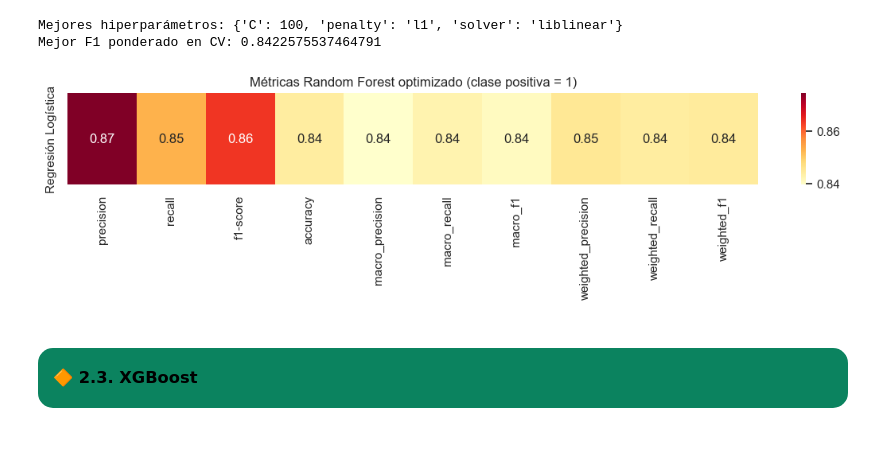
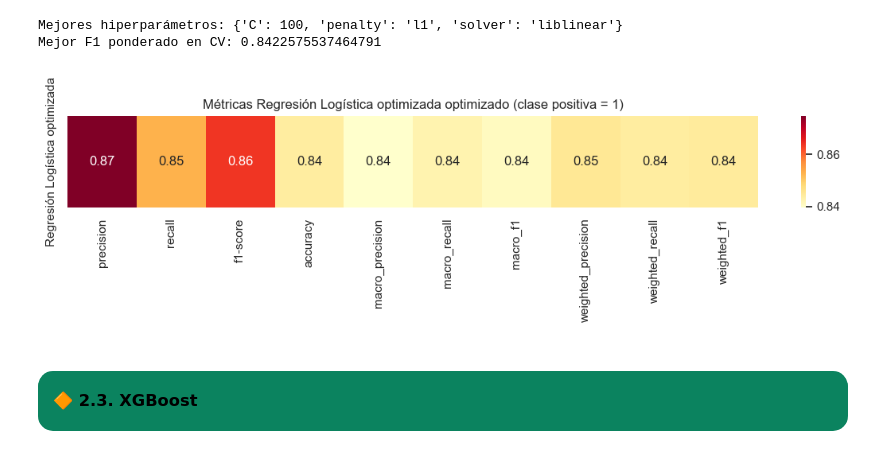
Before and after one commit to AlvaroG7/IIA, a Jupyter notebook: IIA_Proyect_V0.ipynb, the cells around one changed output. Saved outputs shown, nothing was run; the diff lists cells and outputs as text; code cells hidden in the pictures.

```diff
--- a/IIA_Proyect_V0.ipynb
+++ b/IIA_Proyect_V0.ipynb
@@ -1334,42 +1348,10 @@ print("Mejor F1 ponderado en CV:", grid_lr.best_score_)
 # %% [output]
 Mejores hiperparámetros: {'C': 100, 'penalty': 'l1', 'solver': 'liblinear'}
 Mejor F1 ponderado en CV: 0.8422575537464791
-# %%
-# Predicción
-y_pred = grid_lr.predict(X_test)
-
-# Reporte
-rep = classification_report(y_test, y_pred, output_dict=True)
-
-# Definir clase positiva
-clase_positiva = '1' if '1' in rep else list(rep.keys())[0]
-
-# Extraer métricas en diccionario plano
-metricas_rf = {
-    'precision': rep[clase_positiva]['precision'],
-    'recall': rep[clase_positiva]['recall'],
-    'f1-score': rep[clase_positiva]['f1-score'],
-    'accuracy': rep['accuracy'],
-    'macro_precision': rep['macro avg']['precision'],
-    'macro_recall': rep['macro avg']['recall'],
-    'macro_f1': rep['macro avg']['f1-score'],
-    'weighted_precision': rep['weighted avg']['precision'],
-    'weighted_recall': rep['weighted avg']['recall'],
-    'weighted_f1': rep['weighted avg']['f1-score'],
-}
-
-# Convertir a lista de valores para el heatmap
-valores = list(metricas_rf.values())
-metricas = list(metricas_rf.keys())
-
-# Crear heatmap simple
-plt.figure(figsize=(14, 1.5))
-sns.heatmap([valores], annot=True, fmt=".2f", cmap="YlOrRd", xticklabels=metricas, yticklabels=["Regresión Logística"])
-plt.title(f"Métricas Random Forest optimizado (clase positiva = {clase_positiva})")
-plt.tight_layout()
-plt.show()
-# %% [output]
-[figure, removed]
+# %%
+metricas_lr_opt= evaluar_modelo(grid_lr, X_test, y_test, 'Regresión Logística optimizada')
+# %% [output]
+[figure, added]
 # %% [markdown]
 ## <div style="border-radius:15px; padding:15px; margin:0; font-size:70%; font-family:Arial, sans-serif; background-color:#0b835f; overflow:hidden; box-shadow:0 4px 8px rgba(0, 0, 0, 0.3);"><b> 🔶 2.3. XGBoost</b></div>
 # %% [markdown]
```
Also changed, not shown: parts of 16 cells of this notebook.
